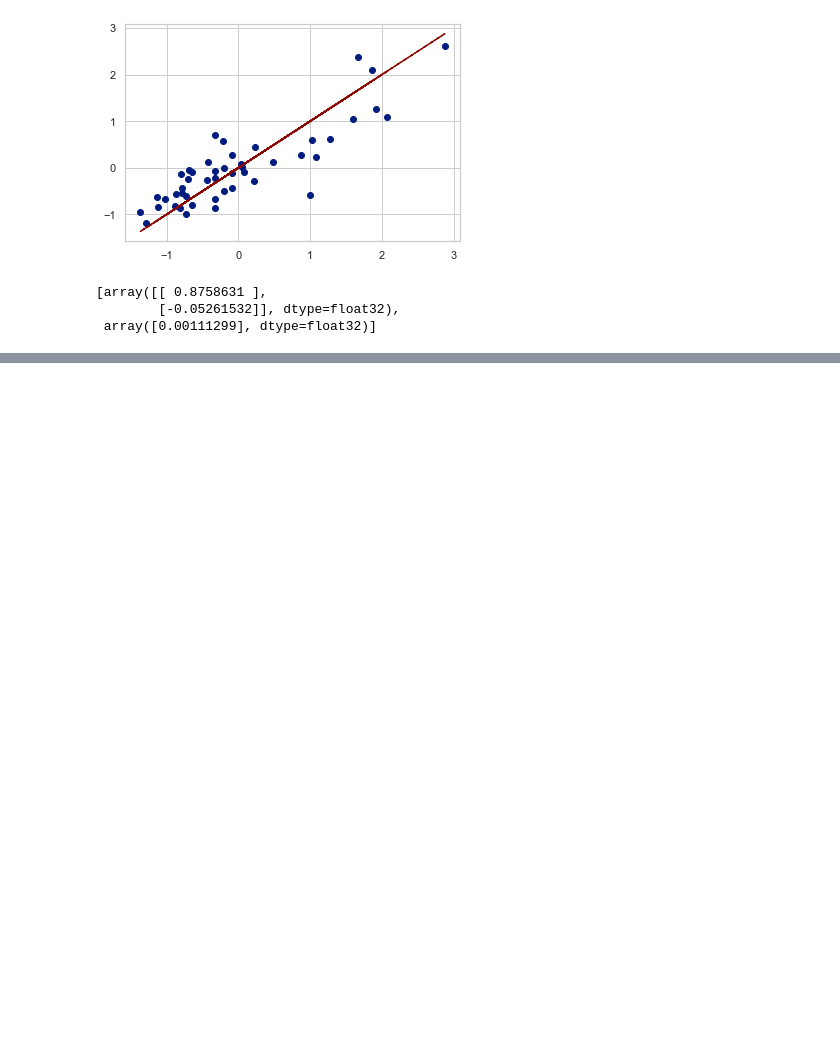
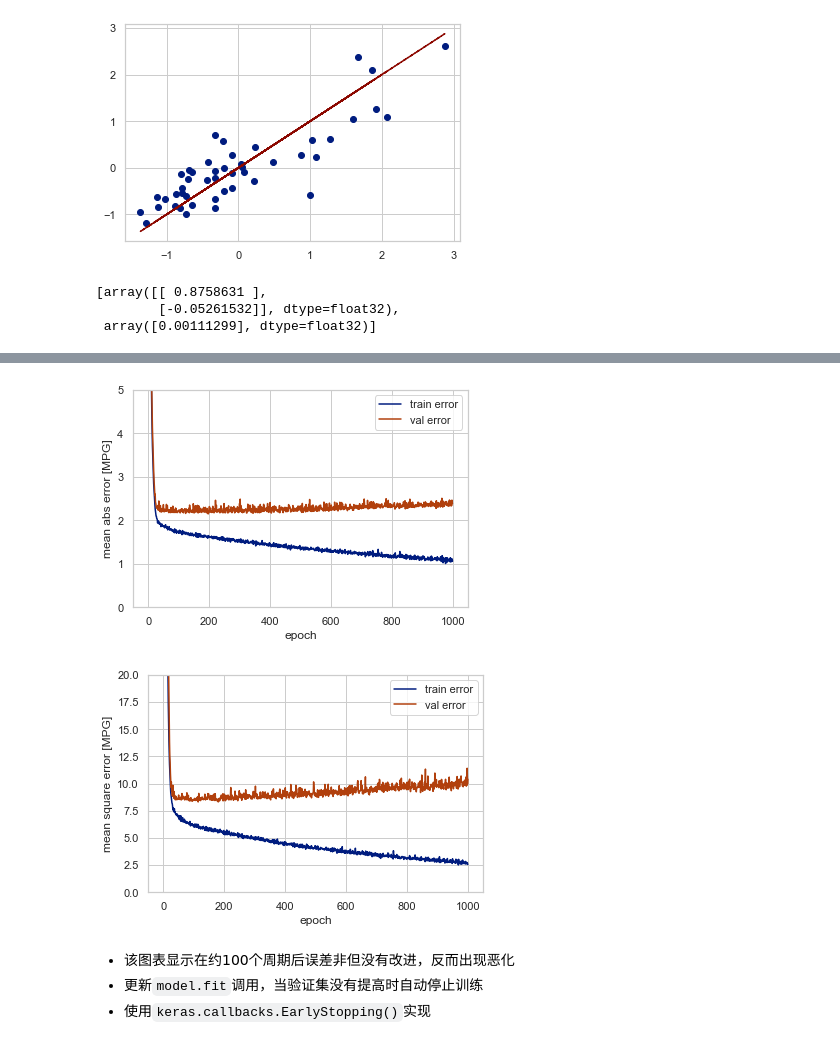
Before and after one commit to myhaa/Machine-Learning, a Jupyter notebook: AndrewNg_ML_Homework/机器学习之吴恩达作业1.ipynb, the cells around one changed output, grey strips where cells are left out. Saved outputs shown, nothing was run; the diff lists cells and outputs as text; code cells hidden in the pictures; blank space fills up the shorter version.

```diff
--- a/AndrewNg_ML_Homework/机器学习之吴恩达作业1.ipynb
+++ b/AndrewNg_ML_Homework/机器学习之吴恩达作业1.ipynb
@@ -800,0 +998,7 @@ model.get_weights()
+# %%
+epochs = 1000
+# %%
+history = model.fit(
+    normed_train_data, train_labels,
+    epochs=epochs, validation_split=0.2, verbose=0,
+    callbacks=[PrintEpochs()])
@@ -800,0 +1018,4 @@ model.get_weights()
+# %%
+hist = pd.DataFrame(history.history)
+hist['epoch'] = history.epoch
+hist.tail()
@@ -800,0 +1029,30 @@ model.get_weights()
+# %%
+def func_plot_history(history):
+    hist = pd.DataFrame(history.history)
+    hist['epoch'] = history.epoch
+
+    plt.figure()
+    plt.xlabel('epoch')
+    plt.ylabel('mean abs error [MPG]')
+    plt.plot(hist['epoch'], hist['mae'], label='train error')
+    plt.plot(hist['epoch'], hist['val_mae'], label='val error')
+    plt.ylim([0, 5])
+    plt.legend()
+
+    plt.figure()
+    plt.xlabel('epoch')
+    plt.ylabel('mean square error [MPG]')
+    plt.plot(hist['epoch'], hist['mse'], label='train error')
+    plt.plot(hist['epoch'], hist['val_mse'], label='val error')
+    plt.ylim([0, 20])
+    plt.legend()
+    plt.show()
+# %%
+func_plot_history(history)
+# %% [output]
+[figure, added]
+[figure, added]
+# %% [markdown]
+* 该图表显示在约100个周期后误差非但没有改进，反而出现恶化
+* 更新`model.fit`调用，当验证集没有提高时自动停止训练
+* 使用`keras.callbacks.EarlyStopping()`实现
```
Also changed, not shown: parts of 54 cells of this notebook.
